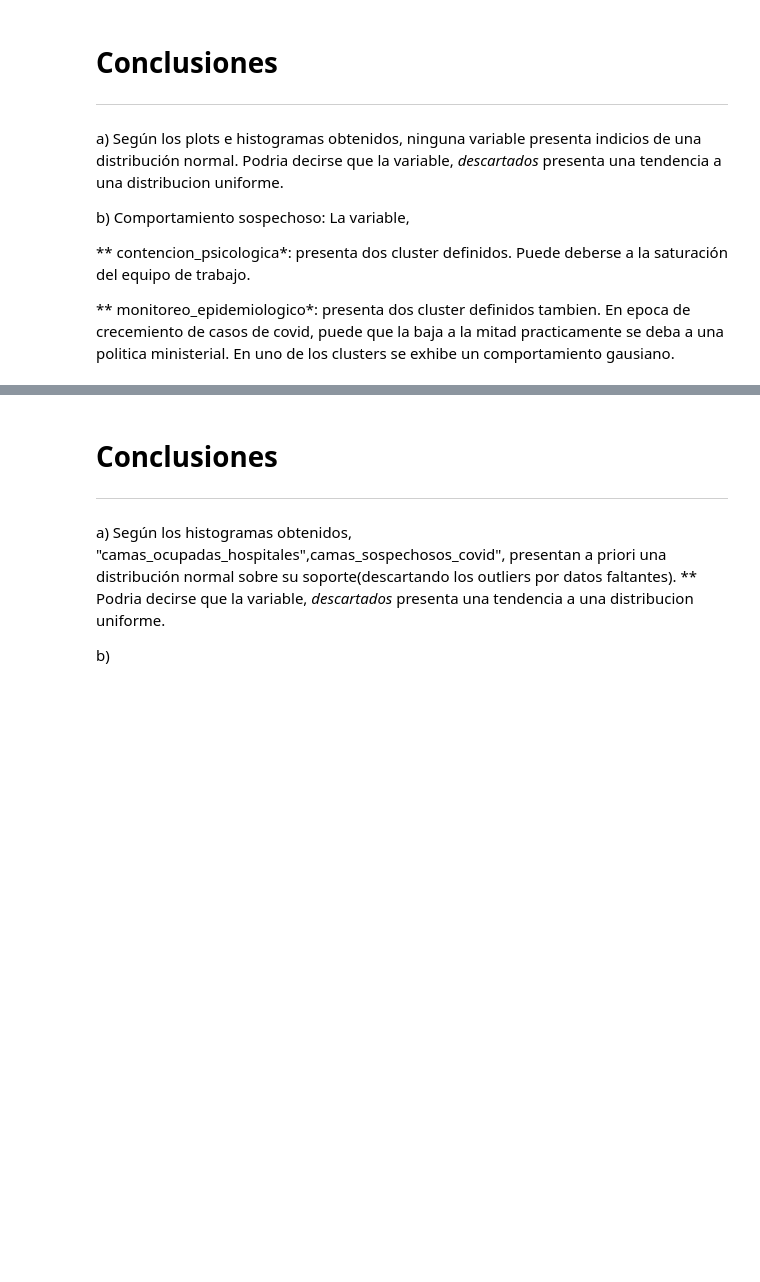
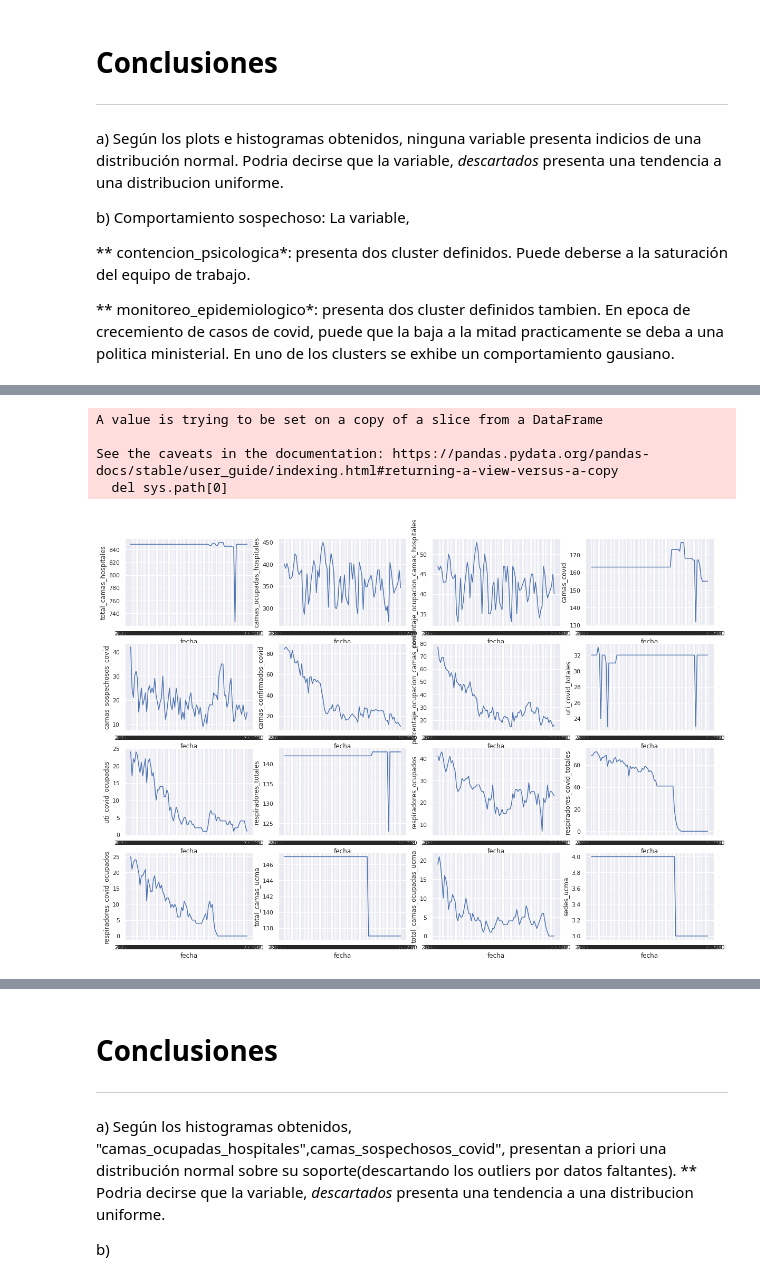
Before and after one commit to DarkMagicianK/Aprendizaje_de_Maquina2022, a Jupyter notebook: ML_2022_Tp2.ipynb, the cells around one changed output, grey strips where cells are left out. Saved outputs shown, nothing was run; the diff lists cells and outputs as text; code cells hidden in the pictures; blank space fills up the shorter version.

Commit message:
update outlier basic y np

```diff
--- a/ML_2022_Tp2.ipynb
+++ b/ML_2022_Tp2.ipynb
@@ -128,0 +158,31 @@ NameError: ignored
+# %%
+# Funciones extras
+
+# eliminación de outlier
+def lier_out_basic(data,cols):
+  cols = cols[1:-1]
+  #print("Variables -> ",cols)#,'\n', "Cantidad -> ", cols.shape)
+
+  for col in range(cols.size):
+    dato = data[cols[col]]
+    for i in range(dato.size)[1:-1]:
+      if dato[i] < 4:
+        #dato[i] = np.mean([dato[i-1],dato[i+1]])
+        dato[i] = (dato[i-1] + dato[i+1])/2
+    data[cols[col]] = dato
+  return data
+
+data_camas_out = lier_out_basic(data_camas,namecols)
+
+# Plots de cols respecto al tiempo
+_, ax1 = plt.subplots(4,4, figsize = ( 20, 14));
+ax_row = -1;
+for i in range(nro_cols-2):
+  if (i%4 ==0): ax_row = ax_row +1
+  sns.lineplot(x="fecha", y=namecols[i+1],data=data_camas_out, ax=ax1[ax_row][i%4])
+# %% [output]
+A value is trying to be set on a copy of a slice from a DataFrame
+
+See the caveats in the documentation: https://pandas.pydata.org/pandas-docs/stable/user_guide/indexing.html#returning-a-view-versus-a-copy
+  del sys.path[0]
+[figure, added]
```
Also changed, not shown: parts of 13 cells of this notebook.
